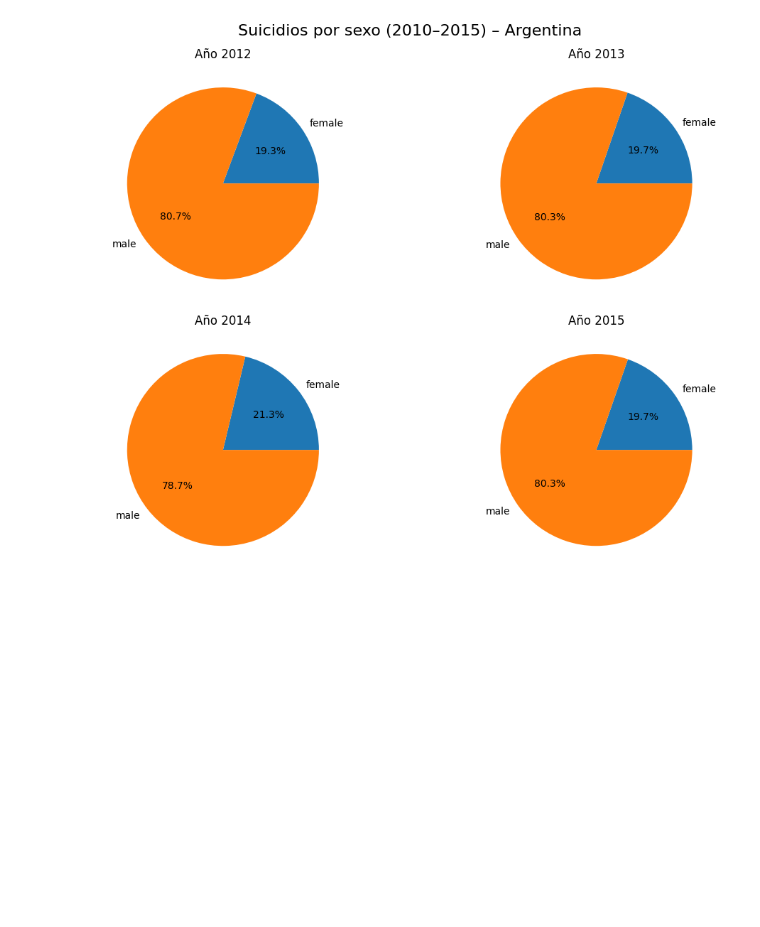
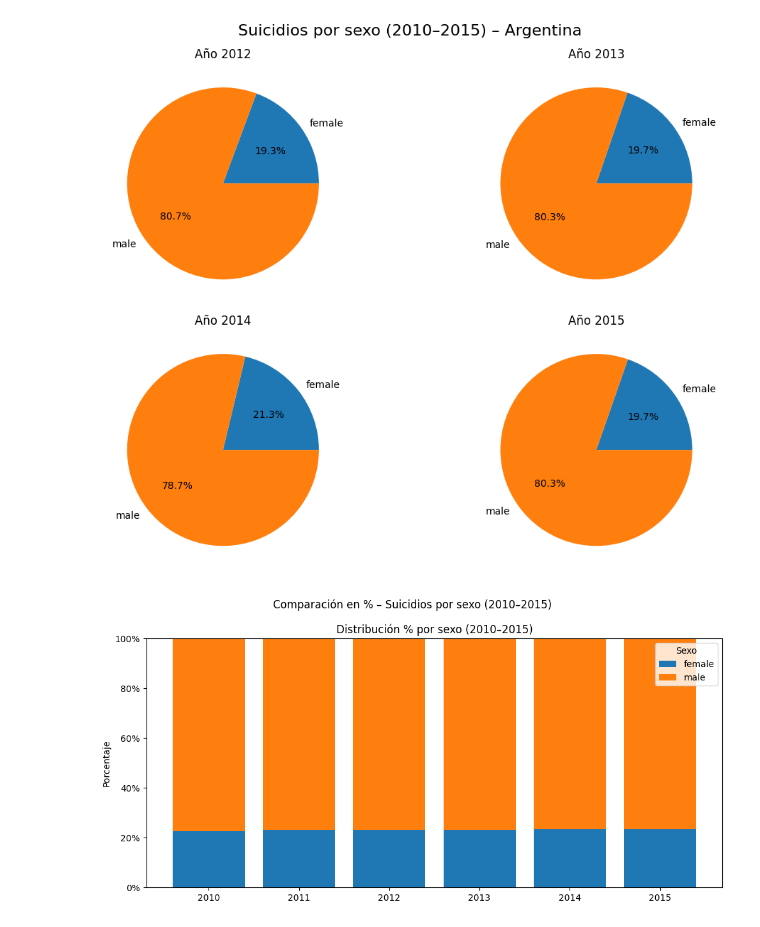
Before and after one commit to vicenadm04/suicidios, a Jupyter notebook: suicide_statics.ipynb, the cells around one changed output. Saved outputs shown, nothing was run; the diff lists cells and outputs as text; code cells hidden in the pictures; blank space fills up the shorter version.

```diff
--- a/suicide_statics.ipynb
+++ b/suicide_statics.ipynb
@@ -95,5 +133,28 @@ plt.tight_layout()
 plt.show()
 # %% [output]
 [figure]
+# %%
+#con barra apiladas se ve mejor
+# --- Proporciones por año (cada fila suma 1) ---
+prop = tabla.div(tabla.sum(axis=1), axis=0)
+
+fig, ax = plt.subplots(figsize=(10, 5))
+
+bottom = np.zeros(len(prop))
+for col in prop.columns:   # 'female', 'male'
+    ax.bar(prop.index.astype(str), prop[col], bottom=bottom, label=col)
+    bottom += prop[col]
+
+ax.set_title("Distribución % por sexo (2010–2015)")
+ax.set_ylabel("Porcentaje")
+ax.yaxis.set_major_formatter(PercentFormatter(1.0))
+ax.set_ylim(0, 1)
+ax.legend(title="Sexo")
+
+plt.suptitle("Comparación en % – Suicidios por sexo (2010–2015)")
+plt.tight_layout()
+plt.show()
+# %% [output]
+[figure, added]
 # %%
 #Un gráfico con barras apiladas para varios años. Esto es bueno, porque se ve claramente la diferencia
```
Also changed, not shown: parts of 3 cells of this notebook.
